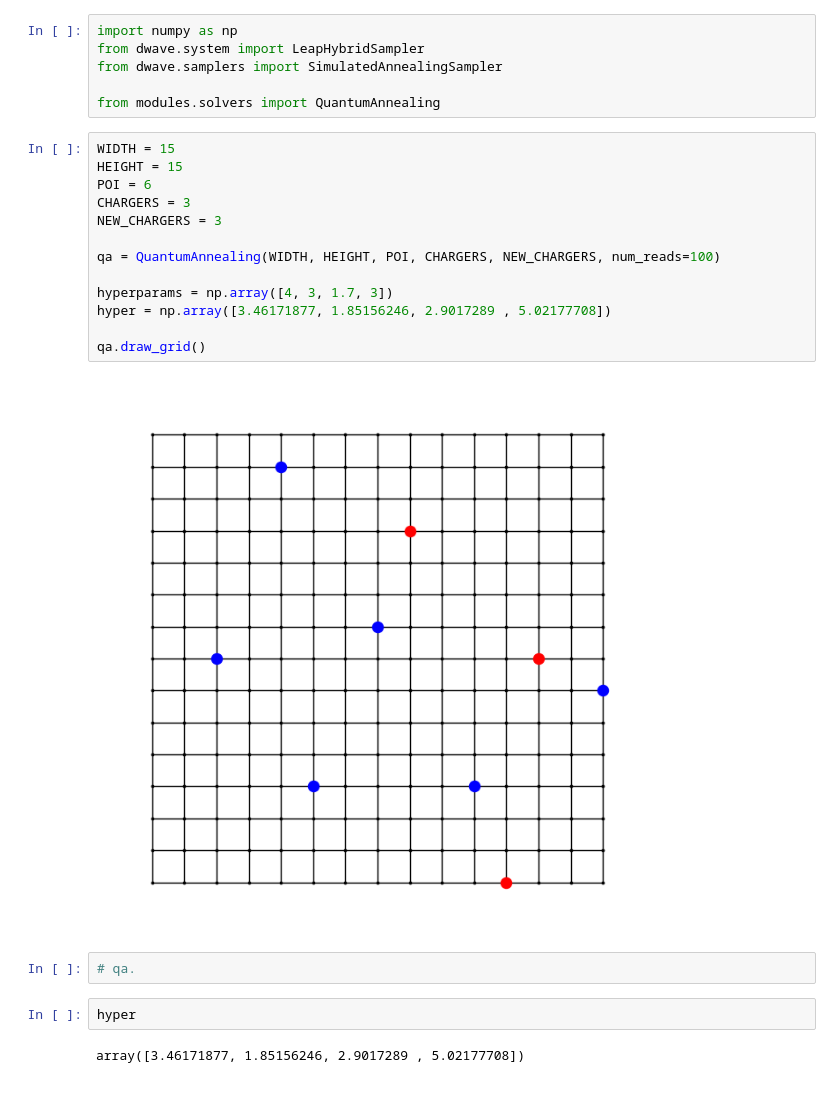
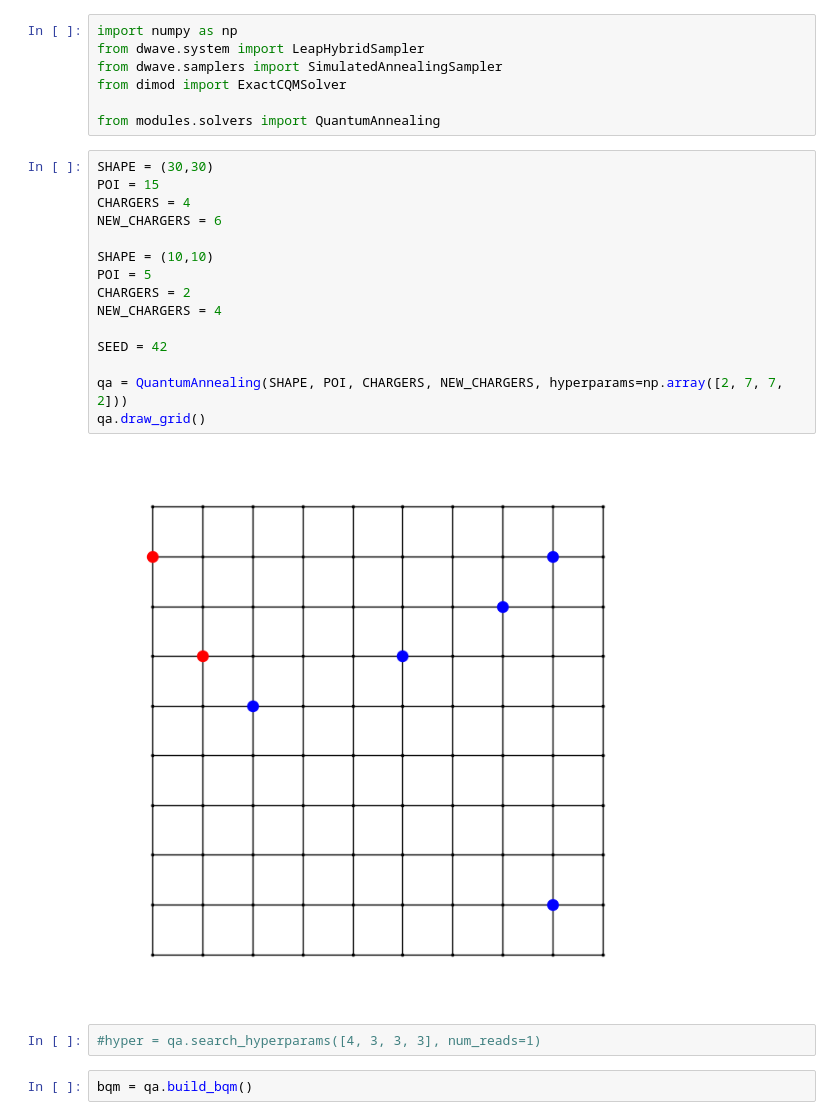
Before and after one commit to morf1102/ev-charger-dwave, a Jupyter notebook: QA.ipynb, the cells around one changed output. Drawn from its saved outputs; the diff is of its cells as text; blank space fills up the shorter version.

```diff
--- a/QA.ipynb
+++ b/QA.ipynb
@@ -2,26 +2,27 @@
 import numpy as np
 from dwave.system import LeapHybridSampler
 from dwave.samplers import SimulatedAnnealingSampler
+from dimod import ExactCQMSolver
 
 from modules.solvers import QuantumAnnealing
-# %%
-WIDTH = 15
-HEIGHT = 15
-POI = 6
-CHARGERS = 3
-NEW_CHARGERS = 3
-
-qa = QuantumAnnealing(WIDTH, HEIGHT, POI, CHARGERS, NEW_CHARGERS, num_reads=100)
-
-hyperparams = np.array([4, 3, 1.7, 3])
-hyper = np.array([3.46171877, 1.85156246, 2.9017289 , 5.02177708])
-
-qa.draw_grid()
-# %% [output]
-[figure, removed]
-# %%
-# qa.
-# %%
-hyper
-# %% [output]
-array([3.46171877, 1.85156246, 2.9017289 , 5.02177708])
+# %%
+SHAPE = (30,30)
+POI = 15
+CHARGERS = 4
+NEW_CHARGERS = 6
+
+SHAPE = (10,10)
+POI = 5
+CHARGERS = 2
+NEW_CHARGERS = 4
+
+SEED = 42
+
+qa = QuantumAnnealing(SHAPE, POI, CHARGERS, NEW_CHARGERS, hyperparams=np.array([2, 7, 7, 2]))
+qa.draw_grid()
+# %% [output]
+[figure, added]
+# %%
+#hyper = qa.search_hyperparams([4, 3, 3, 3], num_reads=1)
+# %%
+bqm = qa.build_bqm()
```
Also changed, not shown: parts of 2 cells of this notebook, 1 other file.
